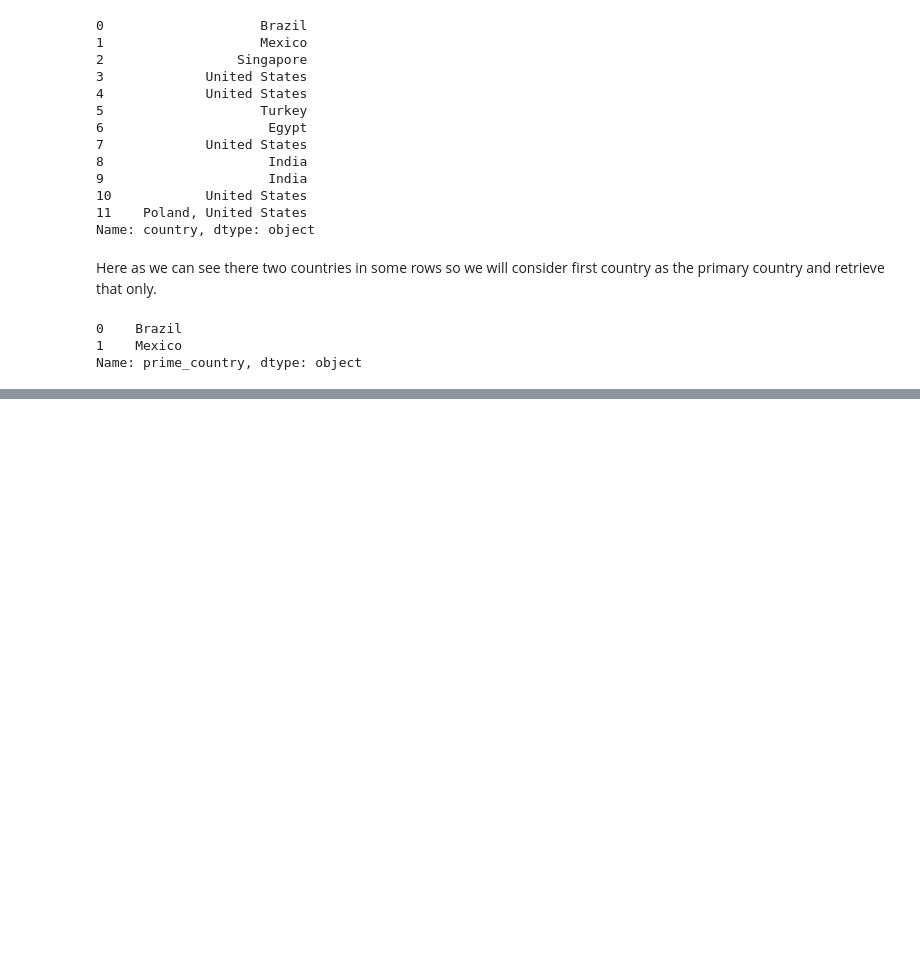
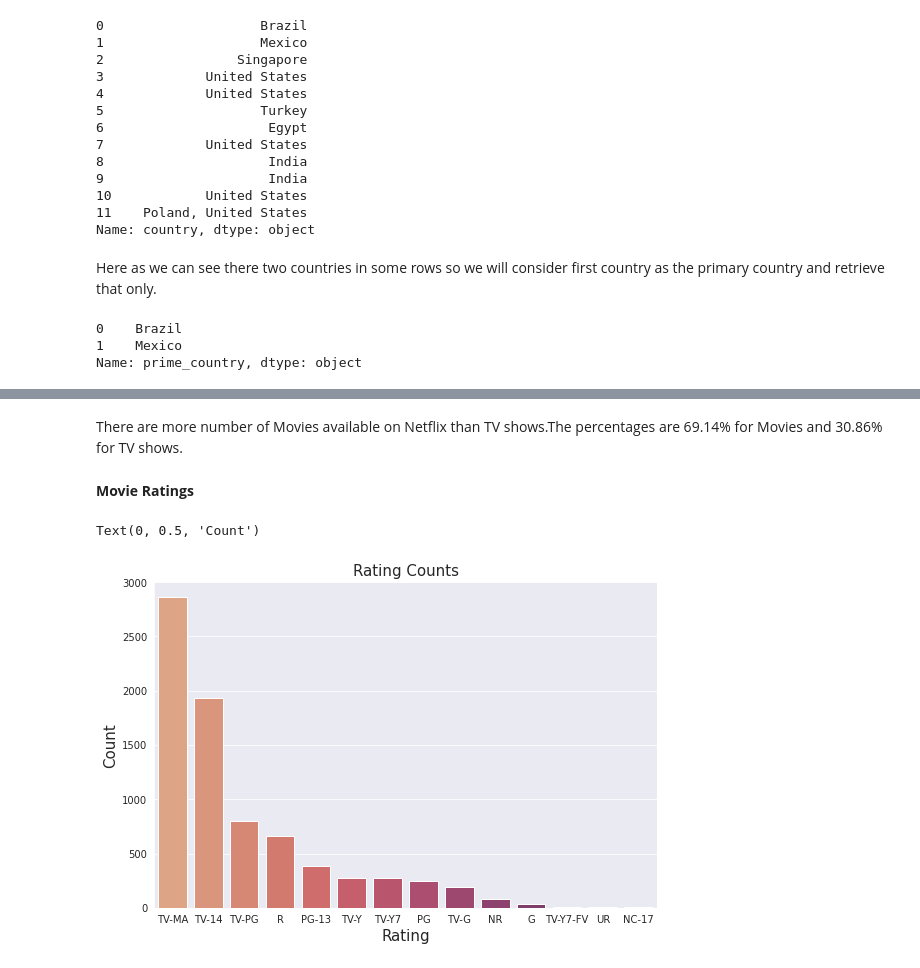
Before and after one commit to keerthibehara/Netflix_Movies_And_TV_Shows_Clustering, a Jupyter notebook: NETFLIX_MOVIES_AND_TV_SHOWS_CLUSTERING_B_Sai_Keerthi.ipynb, the cells around one changed output, grey strips where cells are left out. Drawn from its saved outputs; the diff is of its cells as text; code cells hidden in the pictures; blank space fills up the shorter version.

```diff
--- a/NETFLIX_MOVIES_AND_TV_SHOWS_CLUSTERING_B_Sai_Keerthi.ipynb
+++ b/NETFLIX_MOVIES_AND_TV_SHOWS_CLUSTERING_B_Sai_Keerthi.ipynb
@@ -300,0 +329,14 @@ Name: prime_country, dtype: object
+# %% [markdown]
+There are more number of Movies available on Netflix than TV shows.The percentages are 69.14% for Movies and 30.86% for TV shows.
+# %% [markdown]
+**Movie Ratings**
+# %%
+#Plotting the  ratings count
+plt.figure(figsize=(9,6))
+sns.countplot(df['rating'],order = df['rating'].value_counts().index,palette=("flare"))
+plt.title('Rating Counts', fontsize=15)
+plt.xlabel('Rating',fontsize=15)
+plt.ylabel('Count',fontsize=15)
+# %% [output]
+Text(0, 0.5, 'Count')
+[figure, added]
```
Also changed, not shown: parts of 18 cells of this notebook.
